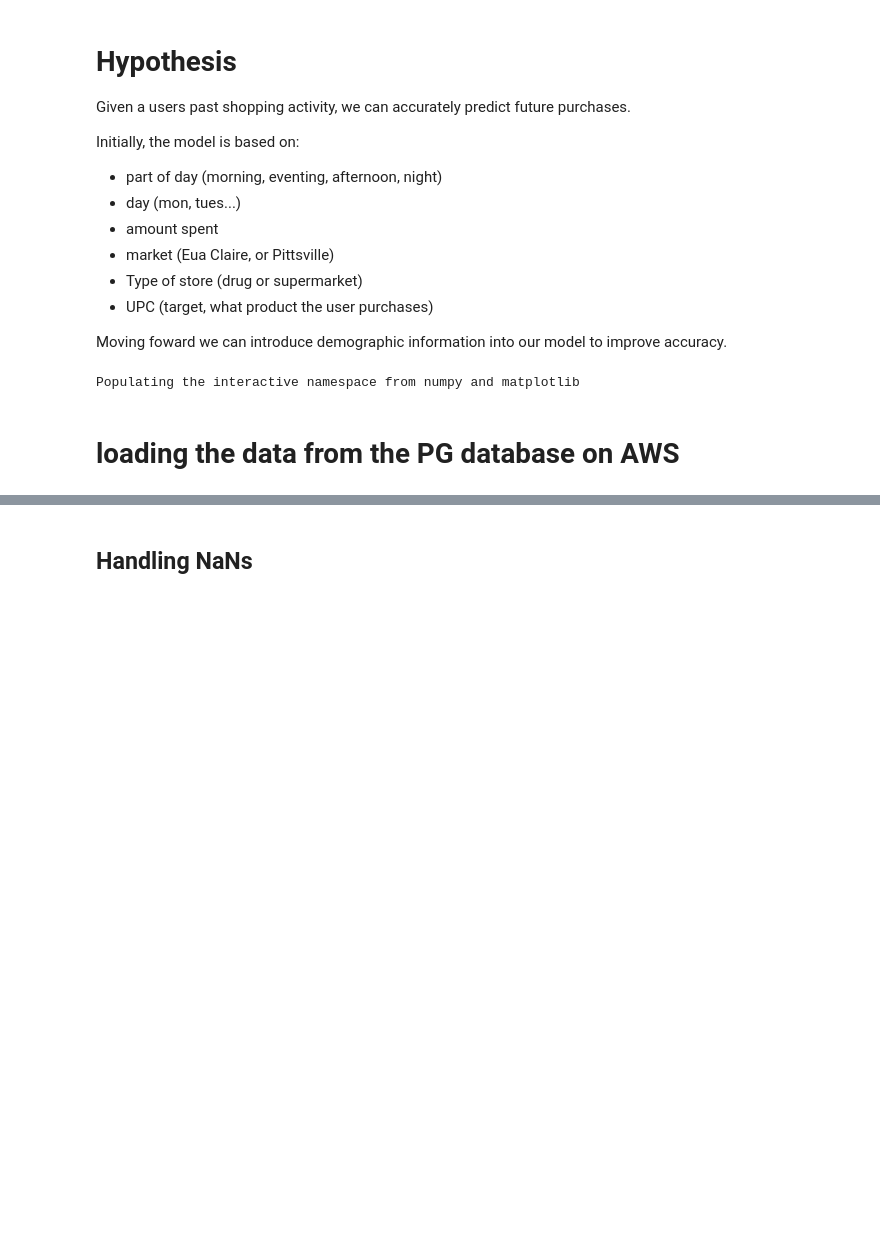
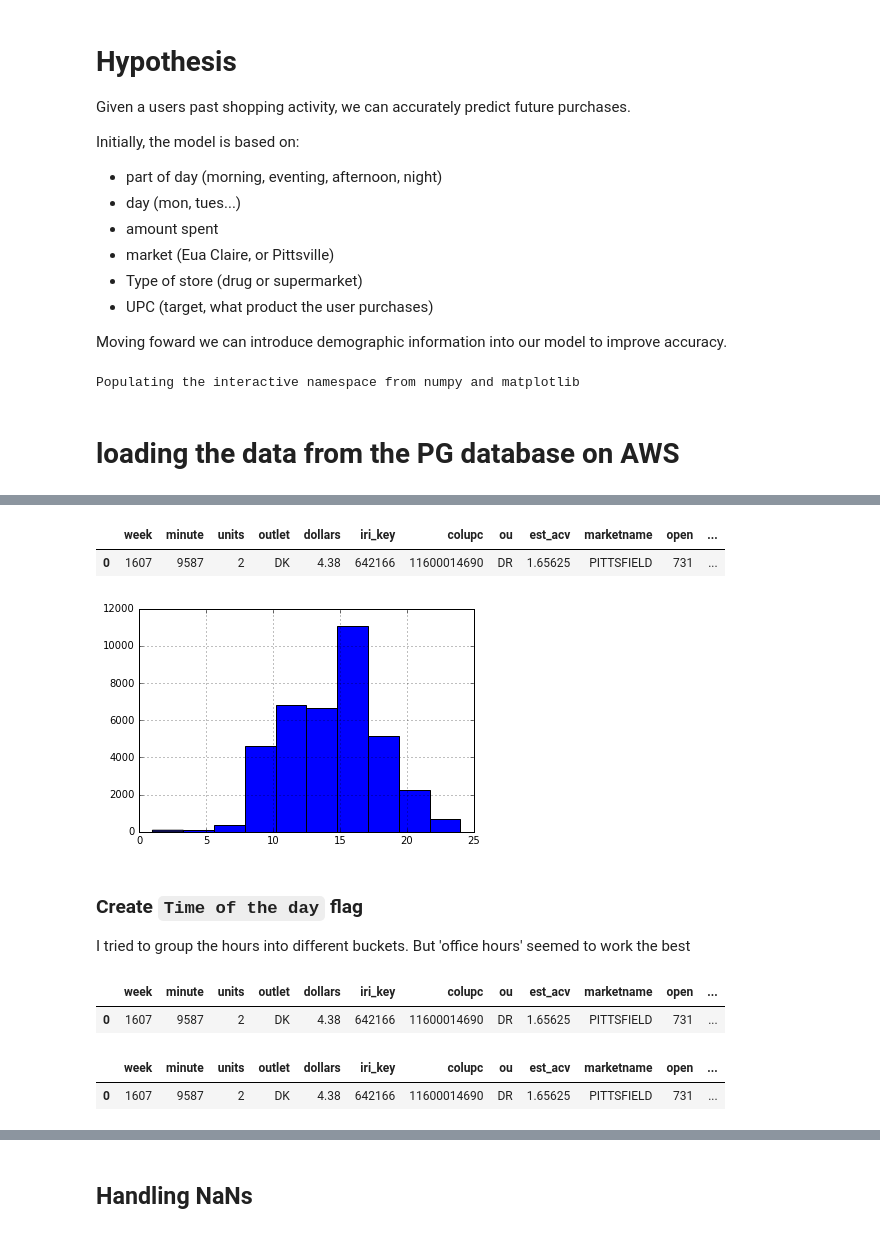
Before and after one commit to DSE220-Final-Project/final, a Jupyter notebook: first_model.ipynb, the cells around one changed output, grey strips where cells are left out. Drawn from its saved outputs; the diff is of its cells as text; code cells hidden in the pictures; blank space fills up the shorter version.

```diff
--- a/first_model.ipynb
+++ b/first_model.ipynb
@@ -38,4 +54,4 @@ result = %sql select * from panels_stores_8_11
 # %%
-panel_store_8_11=result.DataFrame()
-panel_store_8_11 = df.set_index("panid")
-panel_store_8_11.head()
+panel_store_8_11=panel.DataFrame()
+panel_store_8_11 = panel_store_8_11.set_index("panid")
+panel_store_8_11.head(1)
@@ -49,0 +62,3 @@ panel_store_8_11.head()
+# %%
+week_trans = week.DataFrame()
+week_trans.head(1)
@@ -49,0 +67,15 @@ panel_store_8_11.head()
+# %%
+mon = pd.DataFrame(zip(range(0,1440),['01_Monday']*1440,range(0,1440)))
+tue = pd.DataFrame(zip(range(1440,1440*2),['02_Tuesday']*1440,range(0,1440)))
+wed = pd.DataFrame(zip(range(1440*2,1440*3),['03_Wednesday']*1440,range(0,1440)))
+thu = pd.DataFrame(zip(range(1440*3,1440*4),['04_Thursday']*1440,range(0,1440)))
+fri = pd.DataFrame(zip(range(1440*4,1440*5),['05_Friday']*1440,range(0,1440)))
+sat = pd.DataFrame(zip(range(1440*5,1440*6),['06_Saturay']*1440,range(0,1440)))
+sun = pd.DataFrame(zip(range(1440*6,1440*7),['07_Sunday']*1440,range(0,1440)))
+
+frames = [mon,tue,wed,thu,fri,sat,sun]
+final_week_days = pd.concat(frames)
+final_week_days.columns = ['minute','day_of_the_week','minute_by_day']
+final_week_days['hour'] = (final_week_days['minute_by_day']/60).round()
+
+final_week_days.head()
@@ -49,0 +89,49 @@ panel_store_8_11.head()
+# %%
+temp = panel_store_8_11.copy()
+temp2 = pd.merge(temp,week_trans,on='week')
+panel_store_time_8_11 = pd.merge(temp2,final_week_days, on = 'minute')
+panel_store_time_8_11['hour'].replace(0,24,inplace=True) ## Convert the extreme value 7 to 0 to keep NAs consistent
+
+panel_store_time_8_11.head(1)
+# %% [output]
+|  | week | minute | units | outlet | dollars | iri_key | colupc | ou | est_acv | marketname | open | ... |
+| 0 | 1607 | 9587 | 2 | DK | 4.38 | 642166 | 11600014690 | DR | 1.65625 | PITTSFIELD | 731 | ... |
+# %%
+## Histogram by hour of the day
+_= panel_store_time_8_11['hour'].hist()
+# %% [output]
+[figure, added]
+# %% [markdown]
+### Create `Time of the day` flag
+
+I tried to group the hours into different buckets. But 'office hours' seemed to work the best
+# %%
+def func(row):
+    if row['hour'] in ([0,1,2,3,4,5,6,7,8,9]):
+        return 'before_office_hours'
+    elif row['hour'] in ([10,11,12,13,14,15,16,17]):
+        return 'during_office_hours'
+    elif row['hour'] in ([18,19,20,21,22,23,24]):
+        return 'after_office_hours'
+
+panel_store_time_8_11['time_of_the_day'] = panel_store_time_8_11.apply(func,axis=1)
+panel_store_time_8_11.head(1)
+# %% [output]
+|  | week | minute | units | outlet | dollars | iri_key | colupc | ou | est_acv | marketname | open | ... |
+| 0 | 1607 | 9587 | 2 | DK | 4.38 | 642166 | 11600014690 | DR | 1.65625 | PITTSFIELD | 731 | ... |
+# %%
+def func(row):
+    if row['hour'] in ([6,7,8,9,10,11,12]):
+        return 'morning'
+    elif row['hour'] in ([13,14,15,16,17]):
+        return 'afternoon'
+    elif row['hour'] in ([18,19,20,21]):
+        return 'evening'
+    elif row['hour'] in ([22,23,24,0,1,2,3,4,5]):
+        return 'night'
+
+panel_store_time_8_11['time_of_the_day'] = panel_store_time_8_11.apply(func,axis=1)
+panel_store_time_8_11.head(1)
+# %% [output]
+|  | week | minute | units | outlet | dollars | iri_key | colupc | ou | est_acv | marketname | open | ... |
+| 0 | 1607 | 9587 | 2 | DK | 4.38 | 642166 | 11600014690 | DR | 1.65625 | PITTSFIELD | 731 | ... |
```
Also changed, not shown: parts of 53 cells of this notebook.
